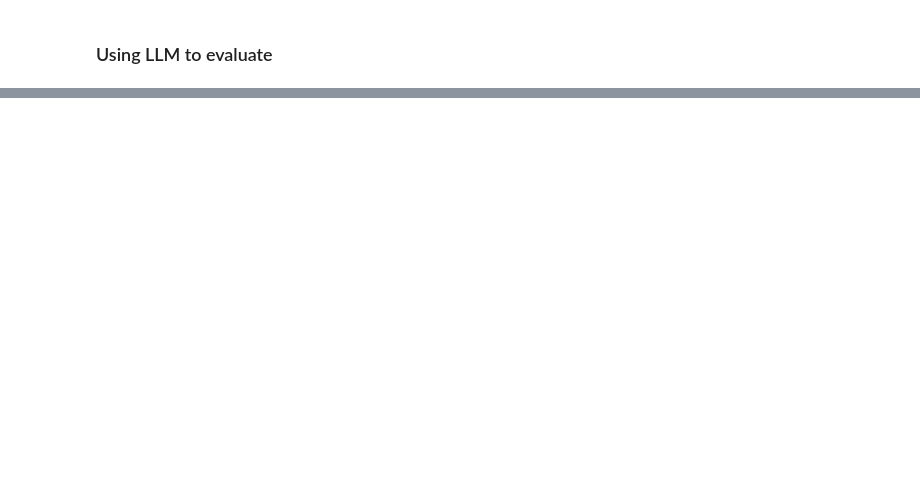
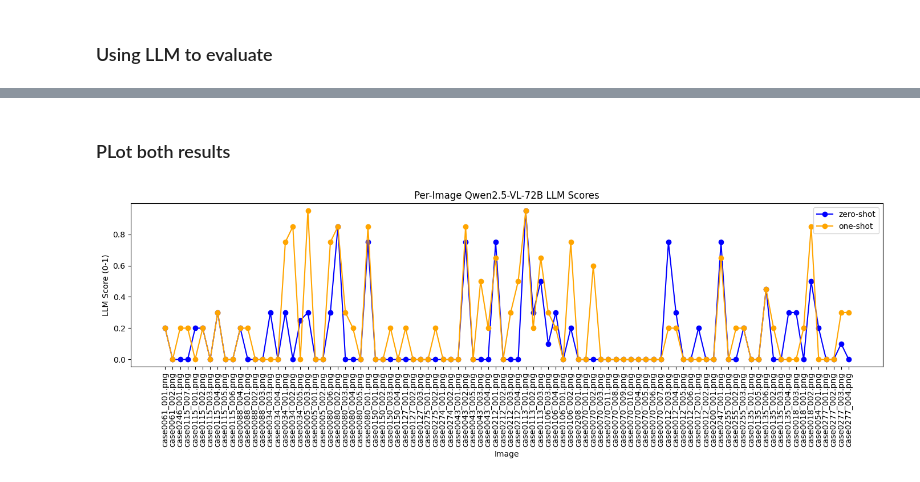
Before and after one commit to dominikg-tum/VLM-Qwen-Medical-Eval, a Jupyter notebook: code/eval_qwen2-5_mri_description.ipynb, the cells around one changed output, grey strips where cells are left out. Saved outputs shown, nothing was run; the diff lists cells and outputs as text; code cells hidden in the pictures; blank space fills up the shorter version.

```diff
--- a/code/eval_qwen2-5_mri_description.ipynb
+++ b/code/eval_qwen2-5_mri_description.ipynb
@@ -31,7 +31,7 @@ load_dotenv(dotenv_path="../config/user.env")
 api_key = os.environ.get("NEBIUS_API_KEY")
 client = OpenAI(base_url="https://api.studio.nebius.com/v1/", api_key=api_key)
 # %%
-do_new_inference = True
+do_new_inference = False
 # %% [markdown]
 ## 2. Model Inference
 # %%
@@ -184,8 +194,0 @@ Show examples where the BLEU score is low (&lt; 0.5).
-# %%
-incorrect = []
-for x, bleu in zip(description_results, bleu_scores):
-    if bleu < 0.5:
-        img_path = os.path.join(IMAGES_DIR, x["image"])
-        incorrect.append((img_path, x["ground_truth"], x["prediction"], bleu))
-
-show_description_examples(incorrect, "Incorrect Descriptions (BLEU < 0.5)")
@@ -191,0 +242,34 @@ show_description_examples(incorrect, "Incorrect Descriptions (BLEU < 0.5)")
+# %% [markdown]
+### PLot both results
+# %%
+llm_eval_results_one = []
+llm_json_path = os.path.join(RESULTS_DIR, f"llm_eval_per_image_{"qwen2_5_description_results_one_shot.json"}.json")
+with open(llm_json_path, "r") as f:
+    llm_eval_results_one = json.load(f)
+
+llm_eval_results_zero = []
+llm_json_path = os.path.join(RESULTS_DIR, f"llm_eval_per_image_{"qwen2_5_description_results_zero_shot.json"}.json")
+with open(llm_json_path, "r") as f:
+    llm_eval_results_zero = json.load(f)
+# %%
+import matplotlib.pyplot as plt
+plt.figure(figsize=(14, 5))
+
+scores = [x.get("llm_score", 0) for x in llm_eval_results_zero]
+image_names = [x.get("image", f"img_{i}") for i, x in enumerate(llm_eval_results_zero)]
+plt.plot(image_names, scores, marker='o', linestyle='-', color='b', label='zero-shot')
+
+scores = [x.get("llm_score", 0) for x in llm_eval_results_one]
+image_names = [x.get("image", f"img_{i}") for i, x in enumerate(llm_eval_results_one)]
+plt.plot(image_names, scores, marker='o', linestyle='-', color='orange', label='one-shot')
+
+plt.xticks(rotation=90)
+plt.xlabel("Image")
+plt.ylabel("LLM Score (0-1)")
+plt.title("Per-Image Qwen2.5-VL-72B LLM Scores")
+plt.tight_layout()
+plt.legend()
+plt.savefig(os.path.join(RESULTS_DIR, "llm_score_per_image_comparison.png"))
+plt.show()
+# %% [output]
+[figure, added]
```
Also changed, not shown: parts of 15 cells of this notebook, 9 other files.
